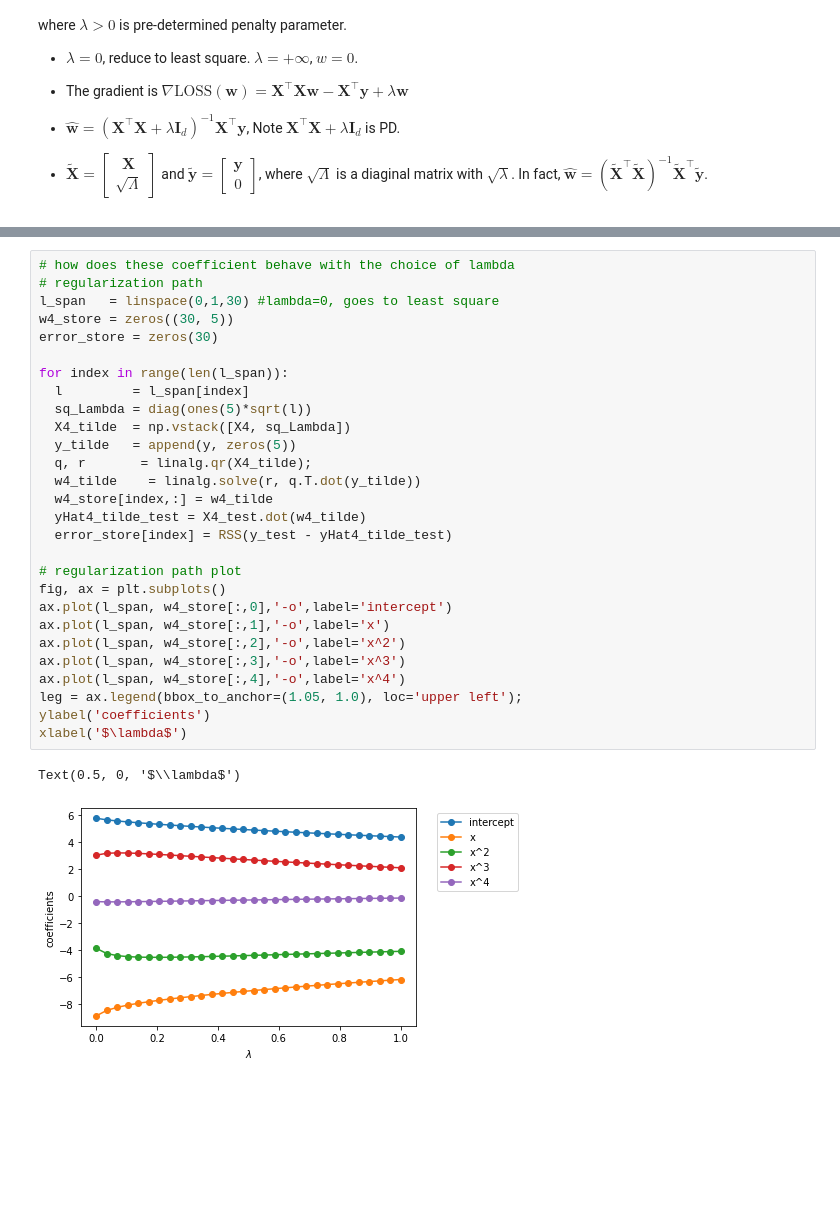
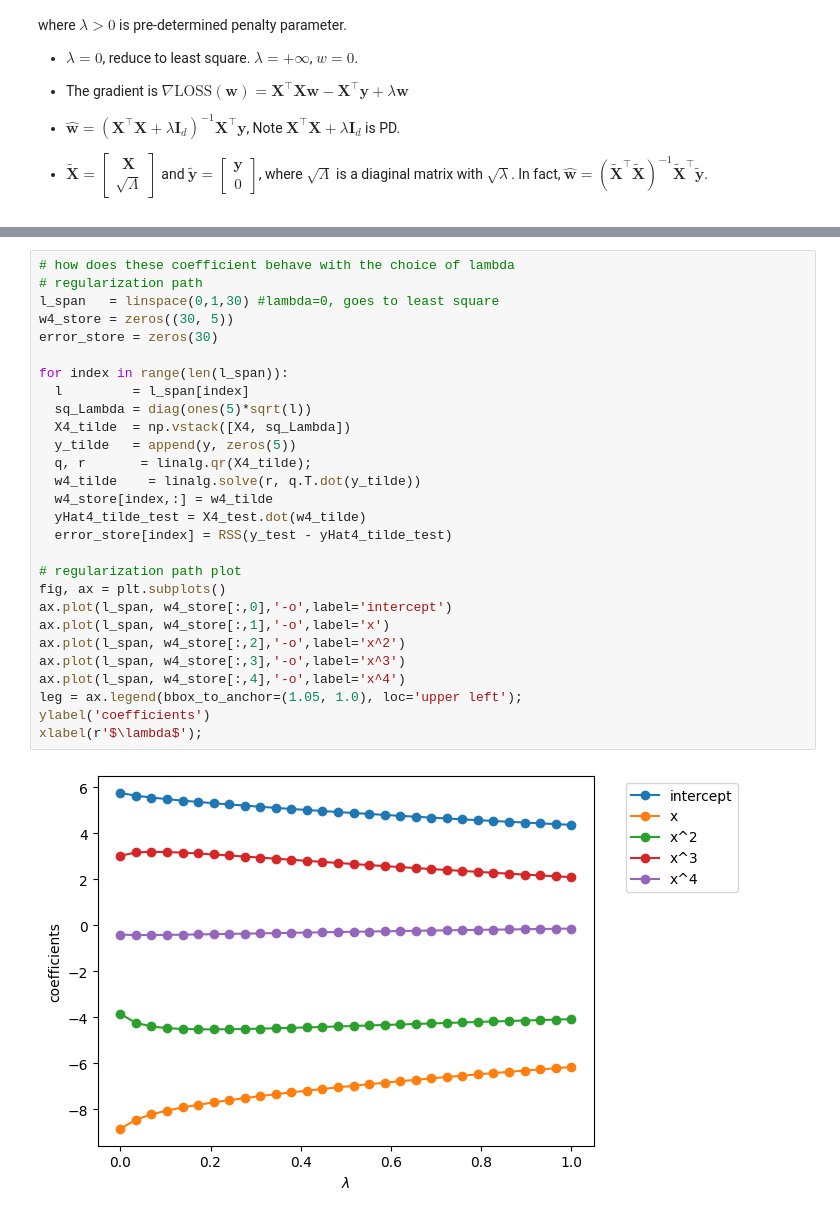
Before and after one commit to yiboxu20/MachineLearning, a Jupyter notebook: Resources/Module1/regression1.ipynb, the cells around one changed output, grey strips where cells are left out. Drawn from its saved outputs; the diff is of its cells as text; blank space fills up the shorter version.

```diff
--- a/Resources/Module1/regression1.ipynb
+++ b/Resources/Module1/regression1.ipynb
@@ -289,32 +291,31 @@ Fourth order with Ridge: 425.04149980464365
 # %%
 # how does these coefficient behave with the choice of lambda
 # regularization path
 l_span   = linspace(0,1,30) #lambda=0, goes to least square
 w4_store = zeros((30, 5))
 error_store = zeros(30)
 
 for index in range(len(l_span)):
   l         = l_span[index]
   sq_Lambda = diag(ones(5)*sqrt(l))
   X4_tilde  = np.vstack([X4, sq_Lambda])
   y_tilde   = append(y, zeros(5))
   q, r       = linalg.qr(X4_tilde);
   w4_tilde    = linalg.solve(r, q.T.dot(y_tilde))
   w4_store[index,:] = w4_tilde
   yHat4_tilde_test = X4_test.dot(w4_tilde)
   error_store[index] = RSS(y_test - yHat4_tilde_test)
 
 # regularization path plot
 fig, ax = plt.subplots()
 ax.plot(l_span, w4_store[:,0],'-o',label='intercept')
 ax.plot(l_span, w4_store[:,1],'-o',label='x')
 ax.plot(l_span, w4_store[:,2],'-o',label='x^2')
 ax.plot(l_span, w4_store[:,3],'-o',label='x^3')
 ax.plot(l_span, w4_store[:,4],'-o',label='x^4')
 leg = ax.legend(bbox_to_anchor=(1.05, 1.0), loc='upper left');
 ylabel('coefficients')
-xlabel('$\lambda$')
+xlabel(r'$\lambda$');
 # %% [output]
-Text(0.5, 0, '$\\lambda$')
-[figure, old version]
+[figure, new version]
 # %%
```
Also changed, not shown: parts of 12 cells of this notebook, 1 other file.
